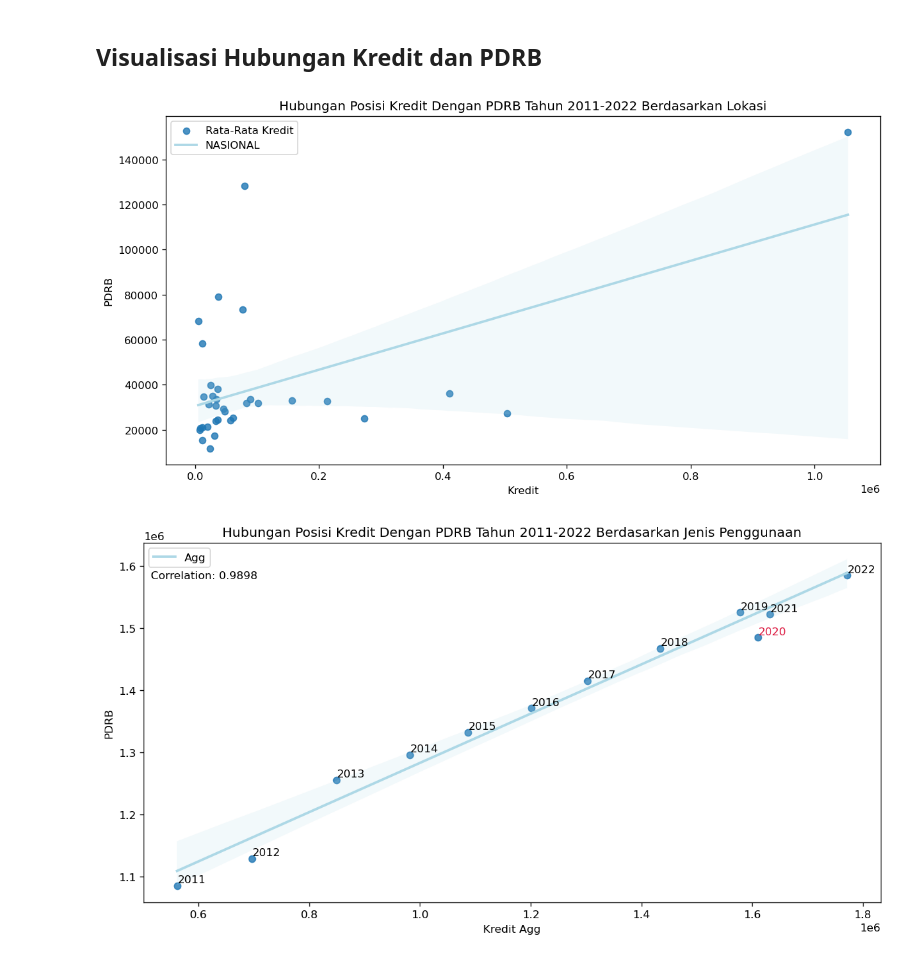
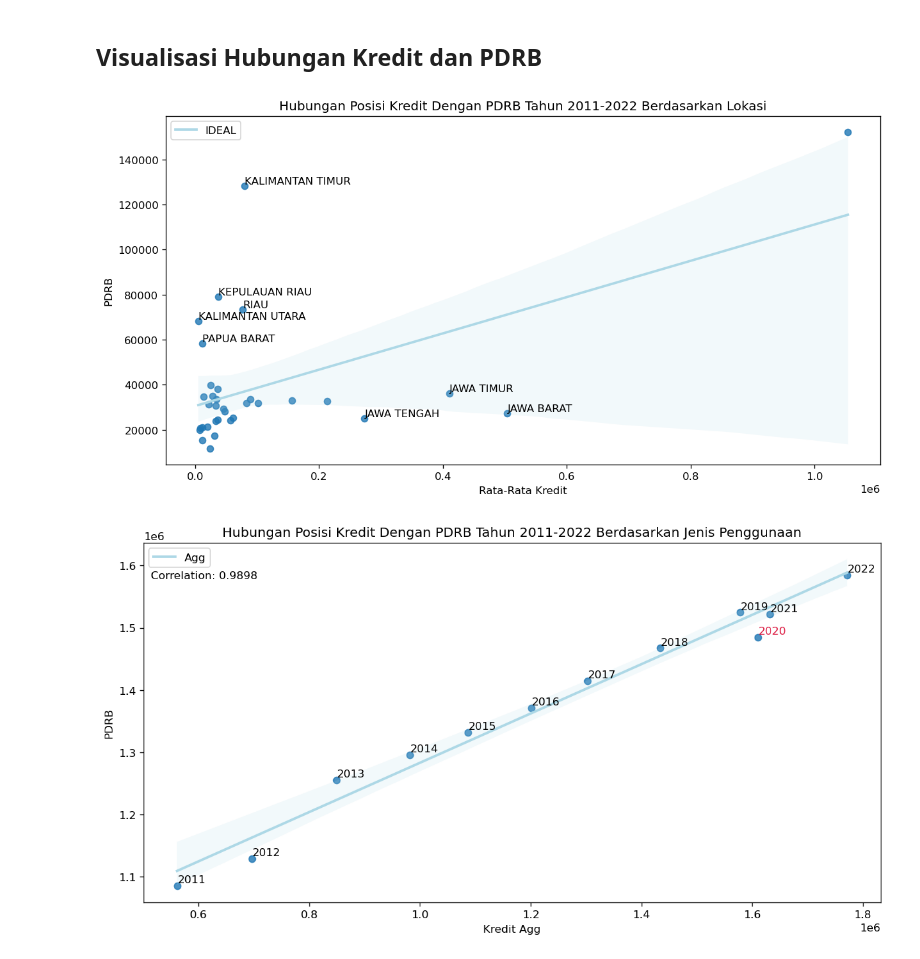
Before and after one commit to eddyref/Capstone_Project_TETRIS, a Jupyter notebook: Data Analysis.ipynb, the cells around one changed output. Cells and saved outputs as stored; diff of their text form; code cells hidden in the pictures.

```diff
--- a/Data Analysis.ipynb
+++ b/Data Analysis.ipynb
@@ -238,20 +241,19 @@ if bydata == 'Agg':
     # Plotting
     sns.regplot(data= df,
                 x='kredit', y='PDRB',
-                label='Rata-Rata Kredit',
-                line_kws={'color':'lightblue', 'label':'NASIONAL'})
+                line_kws={'color':'lightblue', 'label':'IDEAL'})
 
     # Plot Setting
     plt.title('Hubungan Posisi Kredit Dengan PDRB Tahun 2011-2022 Berdasarkan Lokasi')
-    plt.xlabel('Kredit')
+    plt.xlabel('Rata-Rata Kredit')
     plt.legend(loc='best')
 
-#     prov = ['KALIMANTAN TIMUR', 'KEPULAUAN RIAU', 'RIAU', 'KALIMANTAN UTARA', 'PAPUA BARAT',
-#            'JAWA BARAT', 'JAWA TIMUR', 'JAWA TENGAH']
-#     for p in prov:
-#         plt.text(df[df['provinsi'] == p]['kredit'],
-#                 df[df['provinsi'] == p]['PDRB'],
-#                 p, ha='left', va='bottom')
+    prov = ['KALIMANTAN TIMUR', 'KEPULAUAN RIAU', 'RIAU', 'KALIMANTAN UTARA', 'PAPUA BARAT',
+           'JAWA BARAT', 'JAWA TIMUR', 'JAWA TENGAH']
+    for p in prov:
+        plt.text(df[df['provinsi'] == p]['kredit'],
+                df[df['provinsi'] == p]['PDRB'],
+                p, ha='left', va='bottom')
     plt.show()
 else:
     df = kp_pdrb[kp_pdrb['provinsi'] == bydata]
@@ -259,34 +261,34 @@ else:
     sns.regplot(data=df,
                 x='kredit', y='PDRB',
                 line_kws={'color':'lightblue', 'label':bydata})
     corr = df['kredit'].corr(kp_pdrb['PDRB'])
 
     # Plot Setting
     plt.title('Hubungan Posisi Kredit Dengan PDRB Tahun 2011-2022 Berdasarkan Lokasi')
     plt.xlabel('Kredit')
     plt.legend(loc='best')
     plt.annotate(f'Correlation: {corr:.4f}', xy=(0.01, 0.9), xycoords='axes fraction')
 
     txt = [plt.text(df['kredit'].values[0],
                     df['PDRB'].values[0],
                     df['tahun'].values[0],
                     ha='left', va='bottom')]
 
     for i in range(len(df)-1):
         if (df['PDRB'].values[i] > df['PDRB'].values[i+1]) | (df['kredit'].values[i] > df['kredit'].values[i+1]):
             txt.append(plt.text(df['kredit'].values[i+1],
                                 df['PDRB'].values[i+1],
                                 df['tahun'].values[i+1],
                                 ha='left', va='bottom', color='crimson'))
         else:
             txt.append(plt.text(df['kredit'].values[i+1],
                                 df['PDRB'].values[i+1],
                                 df['tahun'].values[i+1],
                                 ha='left', va='bottom'))
     adjust_text(txt)
     plt.show()
 # %% [output]
-[figure, old version]
+[figure, new version]
 # %%
 # Figure Setting
 plt.rcParams['figure.dpi'] = 120
```
Also changed, not shown: parts of 2 cells of this notebook, 2 other files.
